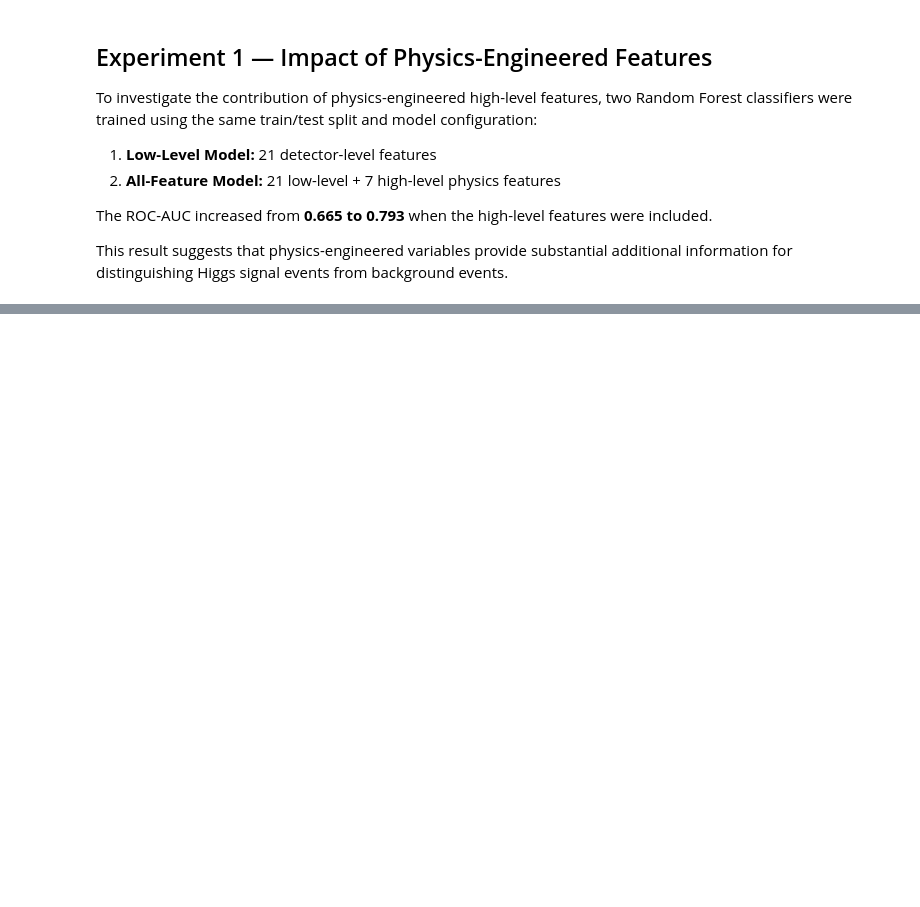
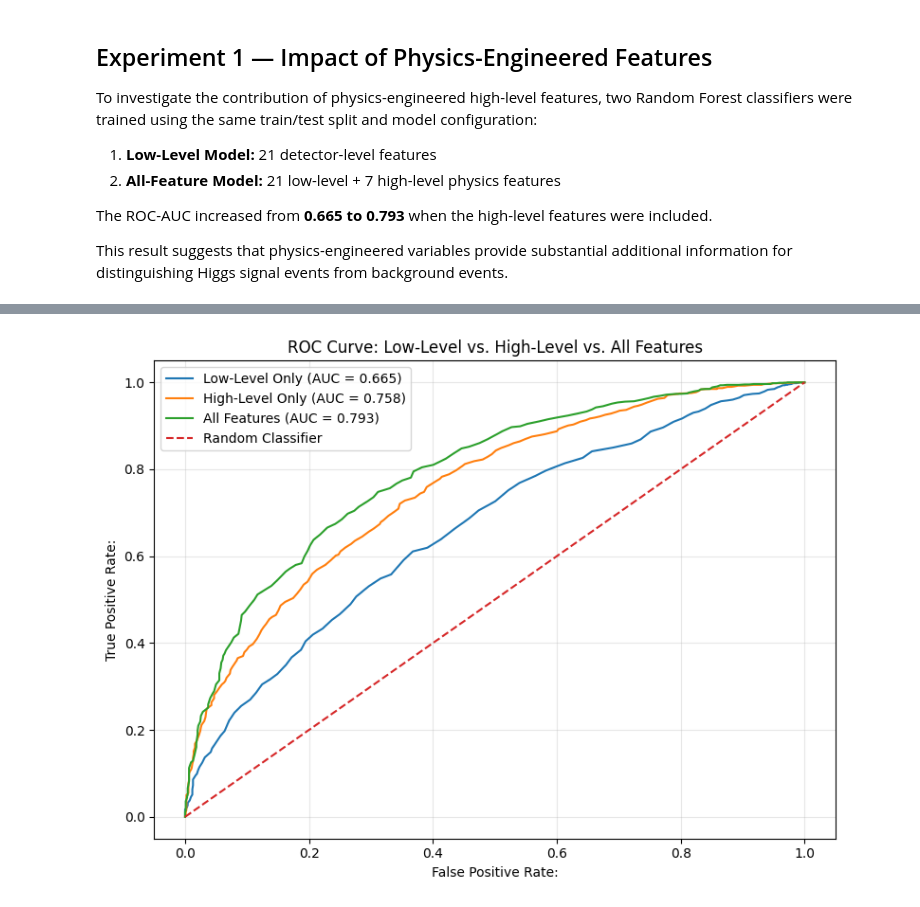
Before and after one commit to numericalmind/signalscope-ai, a Jupyter notebook: 01_baseline_model.ipynb, the cells around one changed output, grey strips where cells are left out. Saved outputs shown, nothing was run; the diff lists cells and outputs as text; code cells hidden in the pictures; blank space fills up the shorter version.

Commit message:
Add high-level feature comparison experiment

```diff
--- a/01_baseline_model.ipynb
+++ b/01_baseline_model.ipynb
@@ -527,0 +540,8 @@ background events.
+# %%
+# Last 7 columns = high-level physics-engineered features
+
+X_train_high = X_train.iloc[:, 21:]
+X_test_high = X_test.iloc[:, 21:]
+
+print("High-level training shape:", X_train_high.shape)
+print("High-level test shape:", X_test_high.shape)
@@ -527,0 +551,8 @@ background events.
+# %%
+from sklearn.base import clone
+
+rf_high = clone(rf_model)
+rf_high.fit(X_train_high, y_train)
+
+high_pred = rf_high.predict(X_test_high)
+high_prob = rf_high.predict_proba(X_test_high)[:, 1]
@@ -527,0 +598,51 @@ background events.
+# %%
+from sklearn.metrics import roc_curve, roc_auc_score
+import matplotlib.pyplot as plt
+
+# ROC curves
+fpr_low, tpr_low, _ = roc_curve(y_test, low_prob)
+fpr_high, tpr_high, _ = roc_curve(y_test, high_prob)
+fpr_all, tpr_all, _ = roc_curve(y_test, all_prob)
+
+# AUC scores
+auc_low = roc_auc_score(y_test, low_prob)
+auc_high = roc_auc_score(y_test, high_prob)
+auc_all = roc_auc_score(y_test, all_prob)
+
+plt.figure(figsize=(8,6))
+
+plt.plot(
+    fpr_low,
+    tpr_low,
+    label=f"Low-Level Only (AUC = {auc_low:.3f})"
+)
+
+plt.plot(
+    fpr_high,
+    tpr_high,
+    label=f"High-Level Only (AUC = {auc_high:.3f})"
+)
+
+plt.plot(
+    fpr_all,
+    tpr_all,
+    label=f"All Features (AUC = {auc_all:.3f})"
+)
+
+plt.plot(
+    [0,1],
+    [0,1],
+    linestyle="--",
+    label="Random Classifier"
+)
+
+plt.xlabel("False Positive Rate:")
+plt.ylabel("True Positive Rate:")
+plt.title("ROC Curve: Low-Level vs. High-Level vs. All Features")
+plt.legend()
+plt.grid(alpha=0.3)
+
+plt.tight_layout()
+plt.show()
+# %% [output]
+[figure, added]
```
Also changed, not shown: parts of 5 cells of this notebook.
